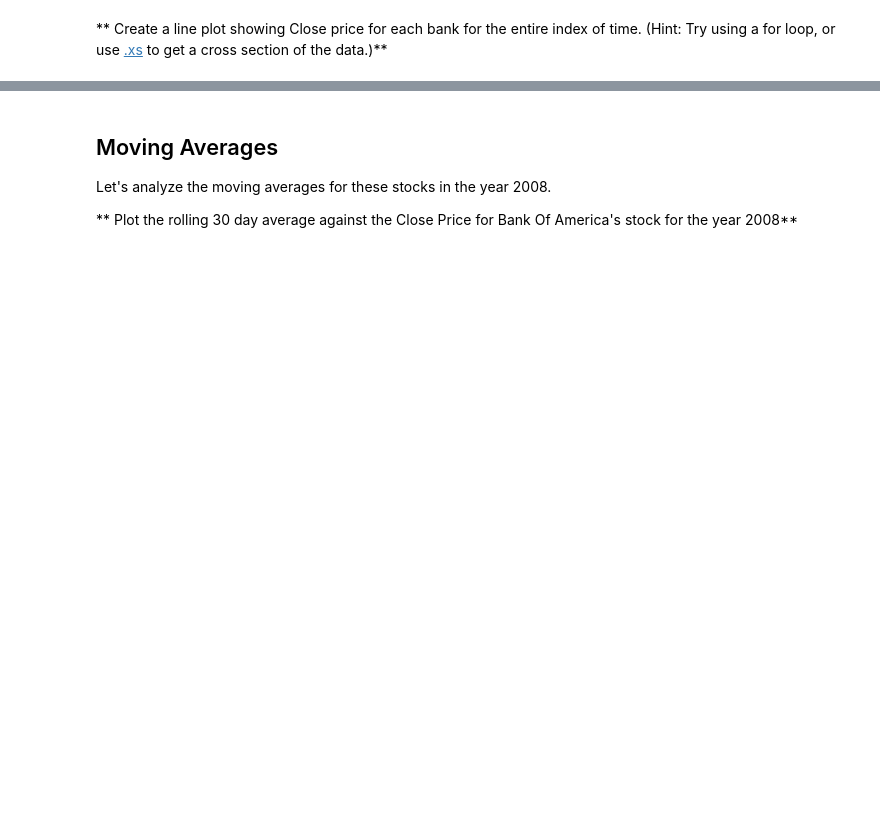
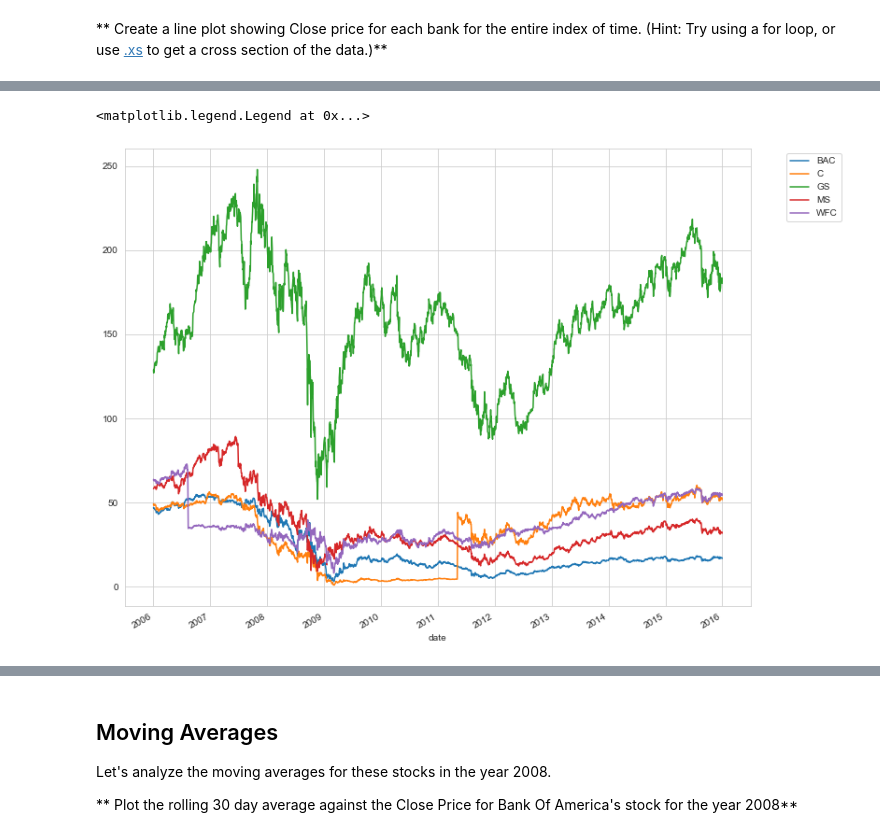
Before and after one commit to nilotpalc/Python_Tutorials, a Jupyter notebook: 10-Data-Capstone-Projects/03-Finance Project.ipynb, the cells around one changed output, grey strips where cells are left out. Saved outputs shown, nothing was run; the diff lists cells and outputs as text; code cells hidden in the pictures; blank space fills up the shorter version.

```diff
--- a/10-Data-Capstone-Projects/03-Finance Project.ipynb
+++ b/10-Data-Capstone-Projects/03-Finance Project.ipynb
@@ -55,0 +63,2 @@ We need to get data using pandas datareader. We will get stock information for t
+# %%
+BAC = client.get_dataframe('BAC',frequency='daily',startDate='2006-01-01', endDate='2016-01-01')
@@ -204,2 +267,10 @@ cf.go_offline()
+# %%
+for item in tickers:
+    bank_stocks[item]['close'].plot.line(figsize=(12,10),label=item)
+
+plt.legend(bbox_to_anchor=(1.05, 1), loc=2)
+# %% [output]
+<matplotlib.legend.Legend at 0x...>
+[figure, added]
 # %%
 # %% [output]
```
Also changed, not shown: parts of 39 cells of this notebook, 4 other files.
